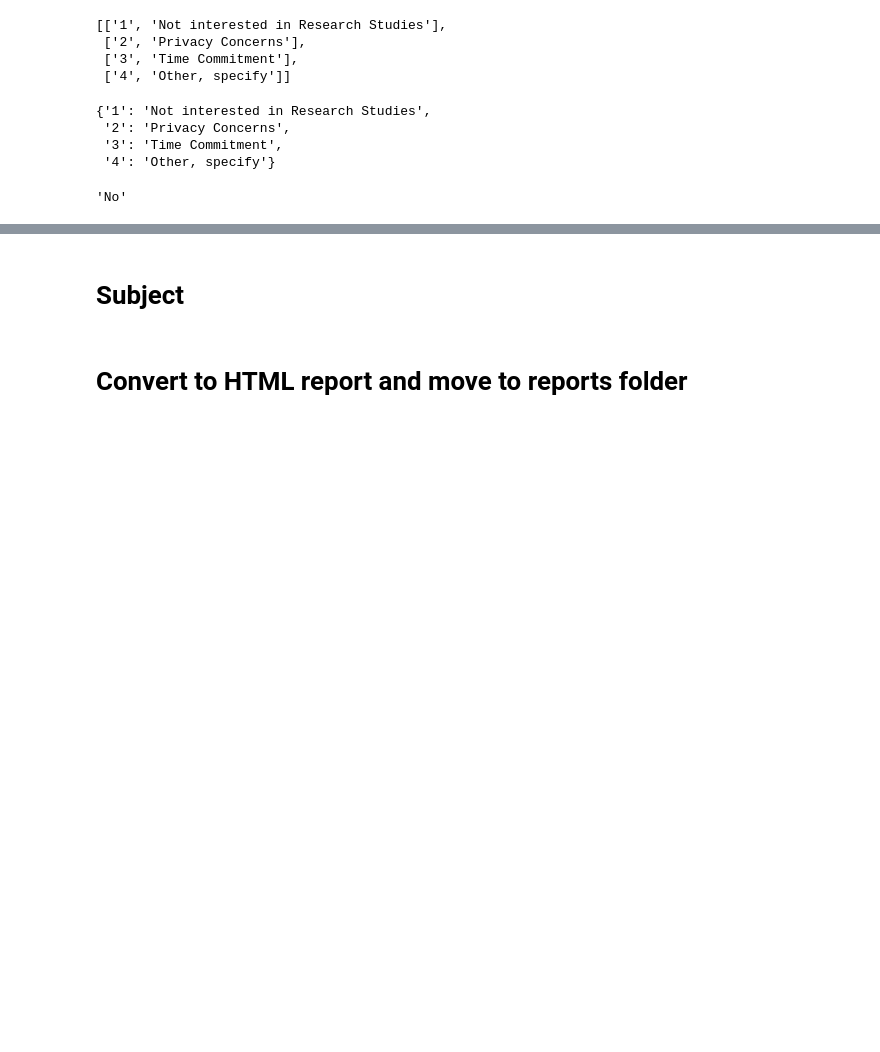
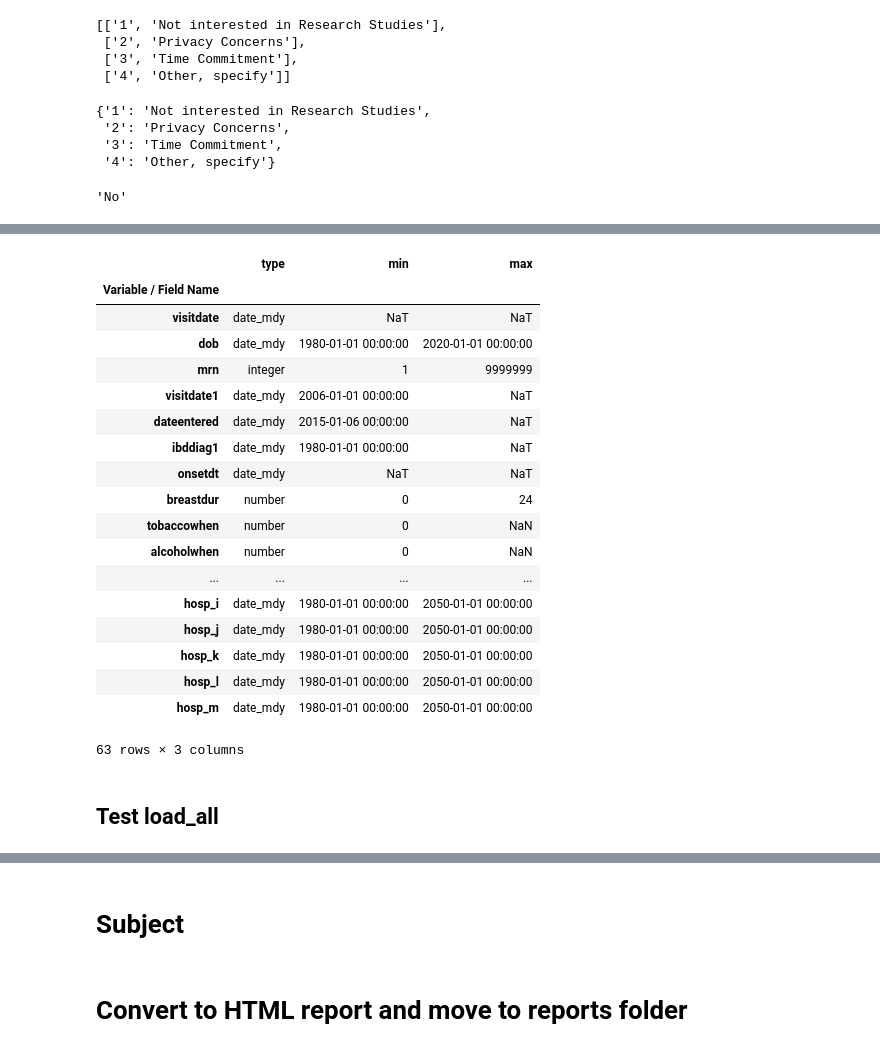
Before and after one commit to ScottSnapperLab/biorep-etl, a Jupyter notebook: notebooks/2017-01-25__begin_defining_relational_tables.ipynb, the cells around one changed output, grey strips where cells are left out. Saved outputs shown, nothing was run; the diff lists cells and outputs as text; code cells hidden in the pictures; blank space fills up the shorter version.

```diff
--- a/notebooks/2017-01-25__begin_defining_relational_tables.ipynb
+++ b/notebooks/2017-01-25__begin_defining_relational_tables.ipynb
@@ -164,0 +258,24 @@ choice_maps.abcessess['0']
+# %%
+loading.make_redcap_validation_table(cb)
+# %% [output]
+|  | type | min | max |
+| Variable / Field Name |  |  |  |
+| visitdate | date_mdy | NaT | NaT |
+| dob | date_mdy | 1980-01-01 00:00:00 | 2020-01-01 00:00:00 |
+| mrn | integer | 1 | 9999999 |
+| visitdate1 | date_mdy | 2006-01-01 00:00:00 | NaT |
+| dateentered | date_mdy | 2015-01-06 00:00:00 | NaT |
+| ibddiag1 | date_mdy | 1980-01-01 00:00:00 | NaT |
+| onsetdt | date_mdy | NaT | NaT |
+| breastdur | number | 0 | 24 |
+| tobaccowhen | number | 0 | NaN |
+| alcoholwhen | number | 0 | NaN |
+| ... | ... | ... | ... |
+| hosp_i | date_mdy | 1980-01-01 00:00:00 | 2050-01-01 00:00:00 |
+| hosp_j | date_mdy | 1980-01-01 00:00:00 | 2050-01-01 00:00:00 |
+| hosp_k | date_mdy | 1980-01-01 00:00:00 | 2050-01-01 00:00:00 |
+| hosp_l | date_mdy | 1980-01-01 00:00:00 | 2050-01-01 00:00:00 |
+| hosp_m | date_mdy | 1980-01-01 00:00:00 | 2050-01-01 00:00:00 |
+63 rows × 3 columns
+# %% [markdown]
+## Test load_all
```
Also changed, not shown: parts of 22 cells of this notebook.
